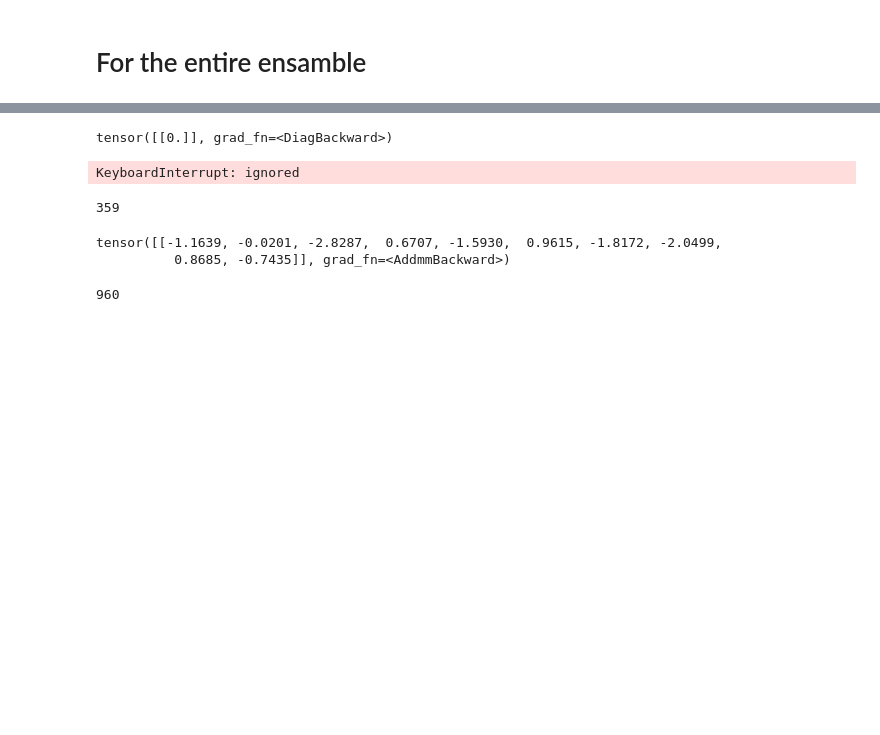
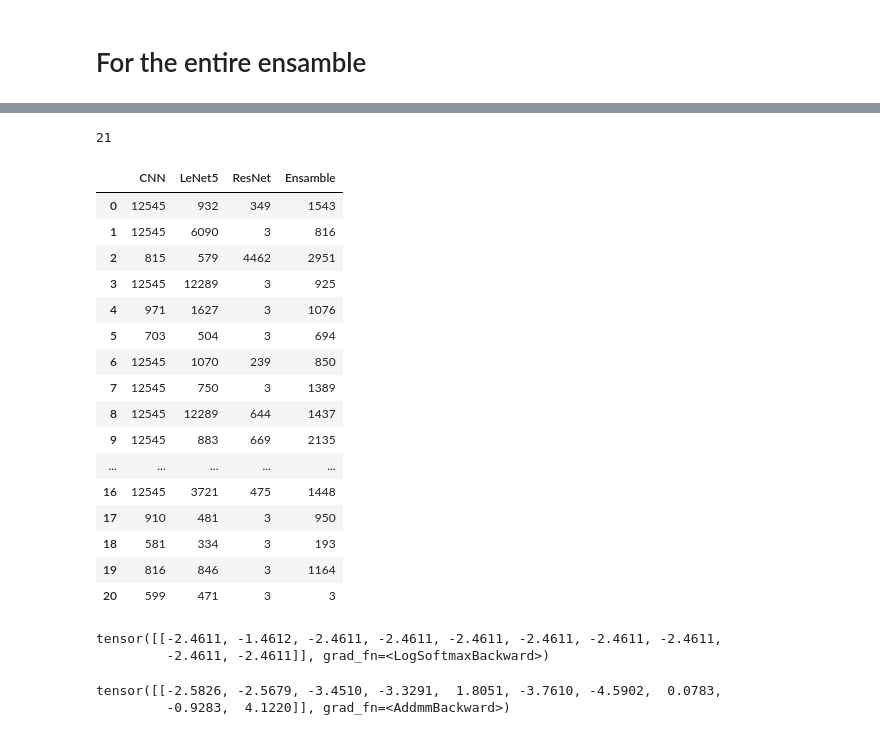
Before and after one commit to xTavi/BlackBoxAttack, a Jupyter notebook: BlackBoxAttack.ipynb, the cells around one changed output, grey strips where cells are left out. Drawn from its saved outputs; the diff is of its cells as text; code cells hidden in the pictures; blank space fills up the shorter version.

```diff
--- a/BlackBoxAttack.ipynb
+++ b/BlackBoxAttack.ipynb
@@ -1361,7 +1353,7 @@ def simba_single1(model, x, y, num_iters=10000, epsilon=0.2, tries=1):
 queries3 = []
 adversarial3 = []
 for idx, (data,label) in enumerate(zip(bunch_of_digits, bunch_of_labels)):
-  if idx % 100 == 0:
+  if idx % 10 == 0:
     print(idx, "/", len(bunch_of_digits))
   x, tries = simba_single1(model3, transform_image(data.unsqueeze(dim=1)), torch.Tensor.long(label), 784, 0.15)
   print(model3(x).argmax(), label)
@@ -1385,28 +1395,28 @@ with open("third.csv", 'w', newline='') as myfile:
 # %% [markdown]
 # For the entire ensamble
 # %%
-def get_probs4(model, x, y):
-    output = model(x).unsqueeze(dim=0)
-    probs = torch.nn.LogSoftmax(dim=1)(output)[:, y]
-    return torch.diag(probs)
+def get_probs1(model, x, y):
+    output = model(x)
+    probs = torch.nn.Softmax(dim=1)(output)[:, y]
+    return torch.diag(probs.data)
 
 # 20-line implementation of (untargeted) SimBA for single image input
 def simba_single4(model, x, y, num_iters=10000, epsilon=0.2, tries=1):
     n_dims = x.view(1, -1).size(1)
     perm = torch.randperm(n_dims)
-    last_prob = get_probs4(model, x, y)
+    last_prob = get_probs1(model, x, y)
     print(last_prob)
     number_of_tries = tries
     for i in range(num_iters):
         diff = torch.zeros(n_dims)
         diff[perm[i]] = epsilon
-        left_prob = get_probs4(model, (x - diff.view(x.size())).clamp(0, 1), y)
+        left_prob = get_probs1(model, (x - diff.view(x.size())).clamp(0, 1), y)
         number_of_tries += 1
         if left_prob < last_prob:
             x = (x - diff.view(x.size())).clamp(0, 1)
             last_prob = left_prob
         else:
-            right_prob = get_probs4(model, (x + diff.view(x.size())).clamp(0, 1), y)
+            right_prob = get_probs1(model, (x + diff.view(x.size())).clamp(0, 1), y)
             number_of_tries += 1
             if right_prob < last_prob:
                 x = (x + diff.view(x.size())).clamp(0, 1)
@@ -1424,7 +1434,7 @@ def simba_single4(model, x, y, num_iters=10000, epsilon=0.2, tries=1):
 queries4 = []
 adversarial4 = []
 for idx, (data,label) in enumerate(zip(bunch_of_digits, bunch_of_labels)):
-  if idx % 100 == 0:
+  if idx % 10 == 0:
     print(idx, "/", len(bunch_of_digits))
   x, tries = simba_single4(ensamble_prediction, data.unsqueeze(dim=1), torch.Tensor.long(label), 784, 0.15)
   print(ensamble_prediction(x).argmax(), label)
@@ -1437,24 +1491,36 @@ for idx, (data,label) in enumerate(zip(bunch_of_digits, bunch_of_labels)):
+# %%
+len(queries4)
+# %% [output]
+21
+# %%
+df = pd.DataFrame({'CNN' : queries[:21], 'LeNet5' : queries2[:21], 'ResNet' : queries3[:21], 'Ensamble' : queries4[:21]})
+# %%
+df
+# %% [output]
+|  | CNN | LeNet5 | ResNet | Ensamble |
+| 0 | 12545 | 932 | 349 | 1543 |
+| 1 | 12545 | 6090 | 3 | 816 |
+| 2 | 815 | 579 | 4462 | 2951 |
+| 3 | 12545 | 12289 | 3 | 925 |
+| 4 | 971 | 1627 | 3 | 1076 |
+| 5 | 703 | 504 | 3 | 694 |
+| 6 | 12545 | 1070 | 239 | 850 |
+| 7 | 12545 | 750 | 3 | 1389 |
+| 8 | 12545 | 12289 | 644 | 1437 |
+| 9 | 12545 | 883 | 669 | 2135 |
+| ... | ... | ... | ... | ... |
+| 16 | 12545 | 3721 | 475 | 1448 |
+| 17 | 910 | 481 | 3 | 950 |
+| 18 | 581 | 334 | 3 | 193 |
+| 19 | 816 | 846 | 3 | 1164 |
+| 20 | 599 | 471 | 3 | 3 |
+# %%
+nn.LogSoftmax(dim=1)(model1(bunch_of_digits[2].unsqueeze(dim=0)))
+# %% [output]
+tensor([[-2.4611, -1.4612, -2.4611, -2.4611, -2.4611, -2.4611, -2.4611, -2.4611,
+         -2.4611, -2.4611]], grad_fn=<LogSoftmaxBackward>)
 # %%
-simba_single4(ensamble_prediction, bunch_of_digits[0].unsqueeze(dim=1), torch.Tensor.long(bunch_of_labels[0]), 784, 1.5)
+model3(bunch_of_digits[0].unsqueeze(dim=0))
 # %% [output]
-tensor([[0.]], grad_fn=<DiagBackward>)
+tensor([[-2.5826, -2.5679, -3.4510, -3.3291,  1.8051, -3.7610, -4.5902,  0.0783,
+         -0.9283,  4.1220]], grad_fn=<AddmmBackward>)
-KeyboardInterrupt: ignored
-# %%
-queries3[7]
-# %% [output]
-359
-# %%
-model3(adversarial3[0])
-# %% [output]
-tensor([[-1.1639, -0.0201, -2.8287,  0.6707, -1.5930,  0.9615, -1.8172, -2.0499,
-          0.8685, -0.7435]], grad_fn=<AddmmBackward>)
-# %%
-import csv
-
-with open('first', newline='') as f:
-    reader = csv.reader(f)
-    dataaa = list(reader)
-
-print(len(dataaa[0]))
-# %% [output]
-960
```
Also changed, not shown: parts of 42 cells of this notebook.
